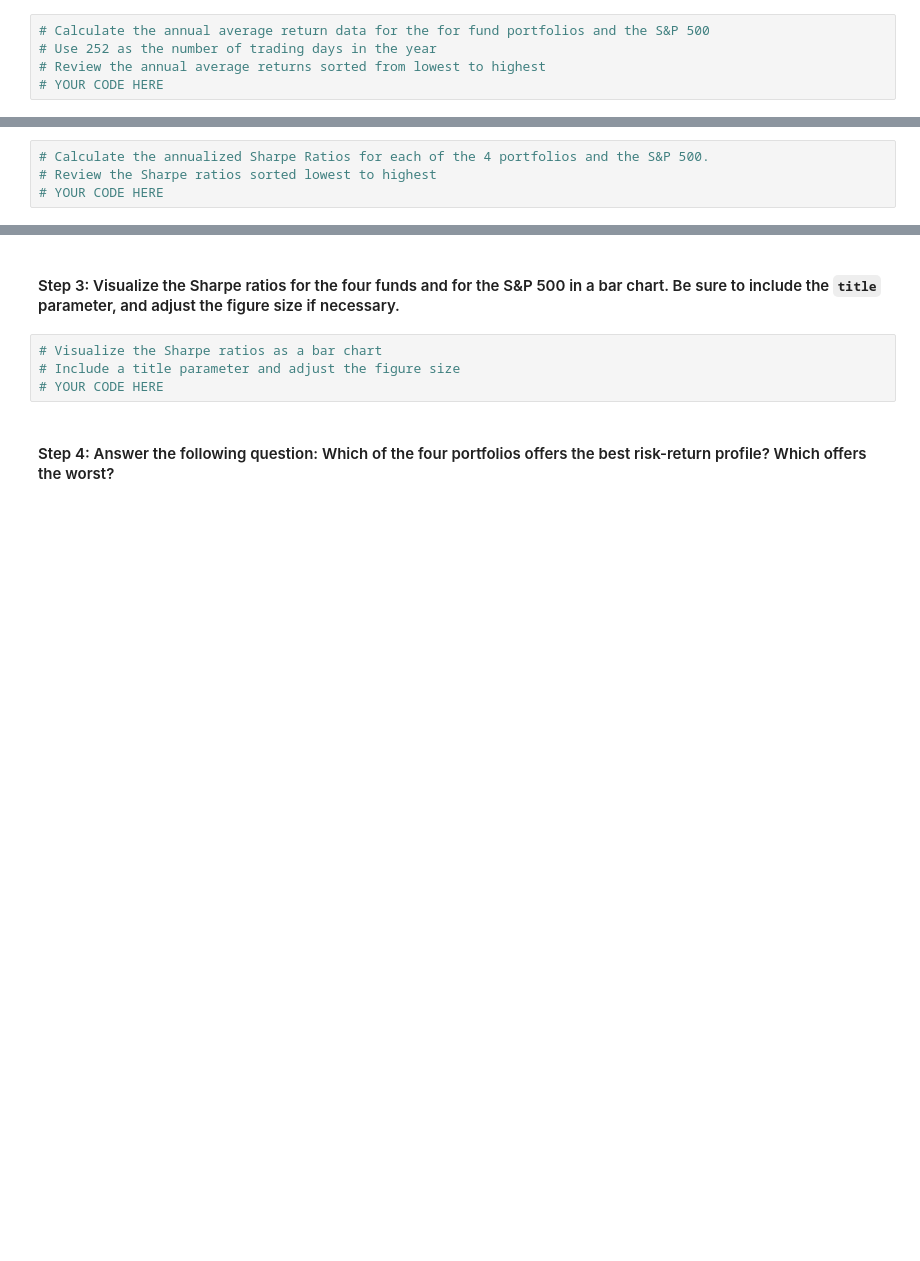
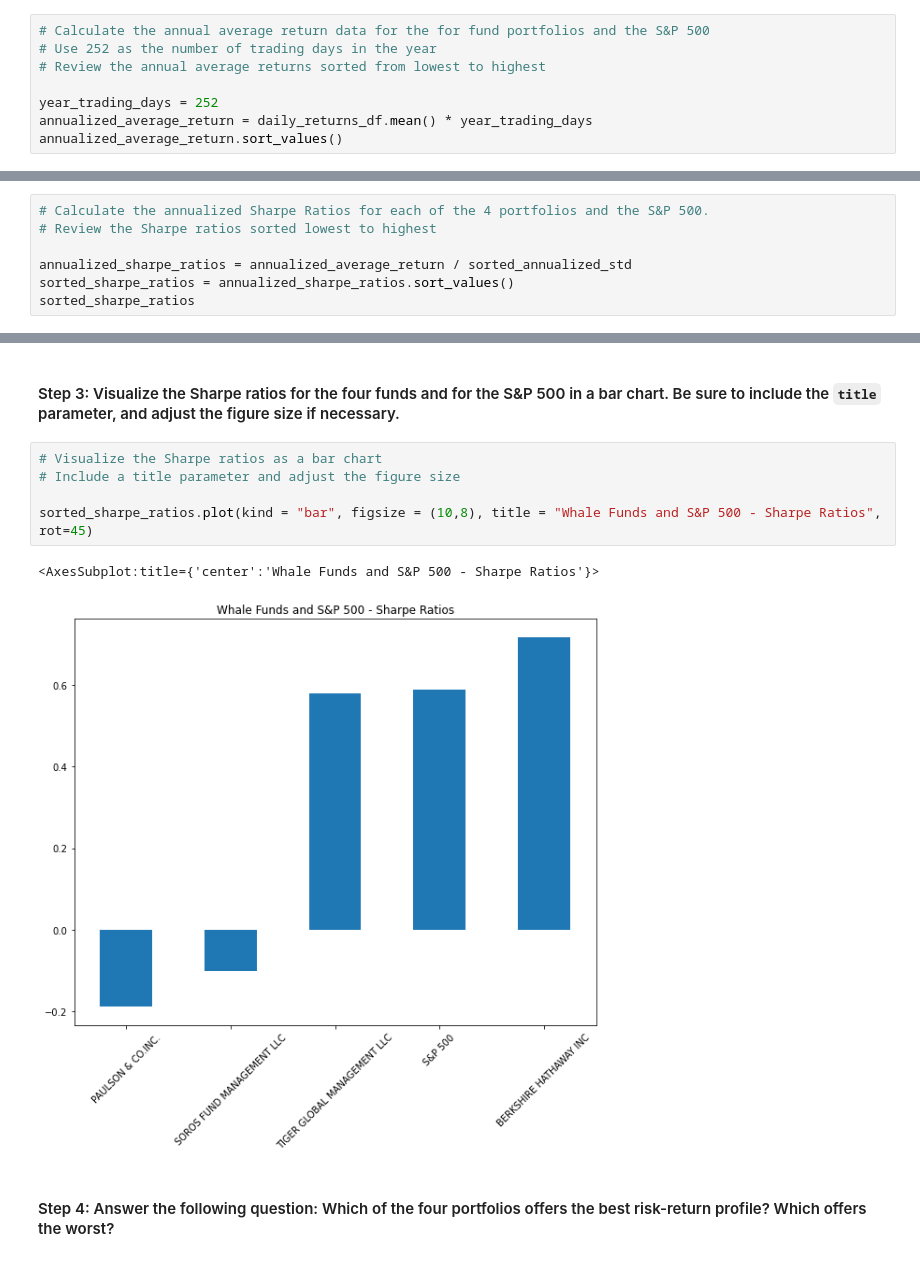
Before and after one commit to ThomasBrierton/Risk_Return_Analysis, a Jupyter notebook: risk_return_analysis.ipynb, the cells around one changed output, grey strips where cells are left out. Saved outputs shown, nothing was run; the diff lists cells and outputs as text; blank space fills up the shorter version.

```diff
--- a/risk_return_analysis.ipynb
+++ b/risk_return_analysis.ipynb
@@ -340,4 +340,7 @@ To determine the overall risk of an asset or portfolio, quantitative analysts an
 # Calculate the annual average return data for the for fund portfolios and the S&P 500
 # Use 252 as the number of trading days in the year
 # Review the annual average returns sorted from lowest to highest
-# YOUR CODE HERE
+
+year_trading_days = 252
+annualized_average_return = daily_returns_df.mean() * year_trading_days
+annualized_average_return.sort_values()
@@ -346,4 +356,7 @@ To determine the overall risk of an asset or portfolio, quantitative analysts an
 # %%
 # Calculate the annualized Sharpe Ratios for each of the 4 portfolios and the S&P 500.
 # Review the Sharpe ratios sorted lowest to highest
-# YOUR CODE HERE
+
+annualized_sharpe_ratios = annualized_average_return / sorted_annualized_std
+sorted_sharpe_ratios = annualized_sharpe_ratios.sort_values()
+sorted_sharpe_ratios
@@ -352,7 +372,11 @@ To determine the overall risk of an asset or portfolio, quantitative analysts an
 # %%
 # Visualize the Sharpe ratios as a bar chart
 # Include a title parameter and adjust the figure size
-# YOUR CODE HERE
+
+sorted_sharpe_ratios.plot(kind = "bar", figsize = (10,8), title = "Whale Funds and S&P 500 - Sharpe Ratios", rot=45)
+# %% [output]
+<AxesSubplot:title={'center':'Whale Funds and S&P 500 - Sharpe Ratios'}>
+[figure, added]
 # %% [markdown]
 #### Step 4: Answer the following question: Which of the four portfolios offers the best risk-return profile? Which offers the worst?
 # %% [markdown]
```
Also changed, not shown: parts of 12 cells of this notebook.
